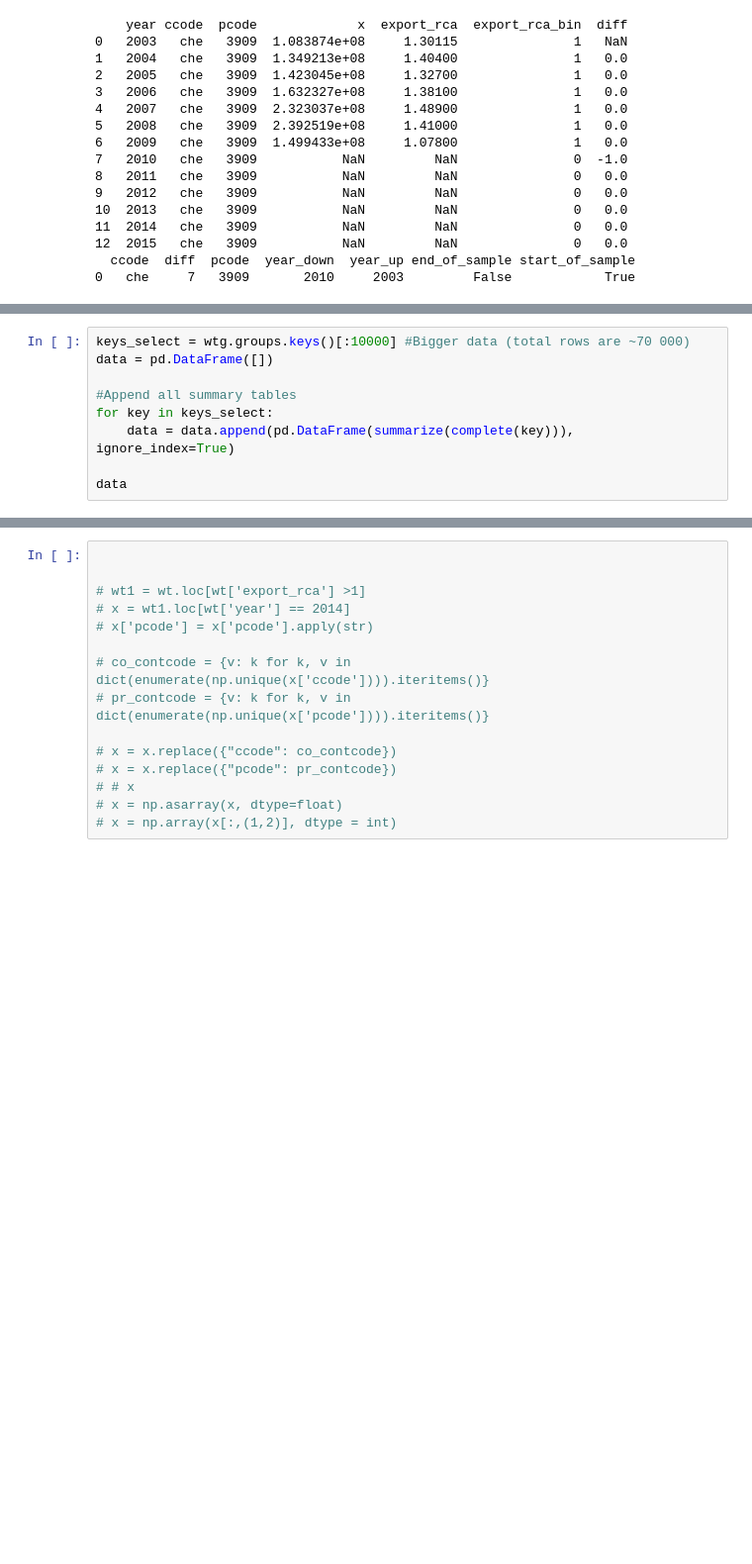
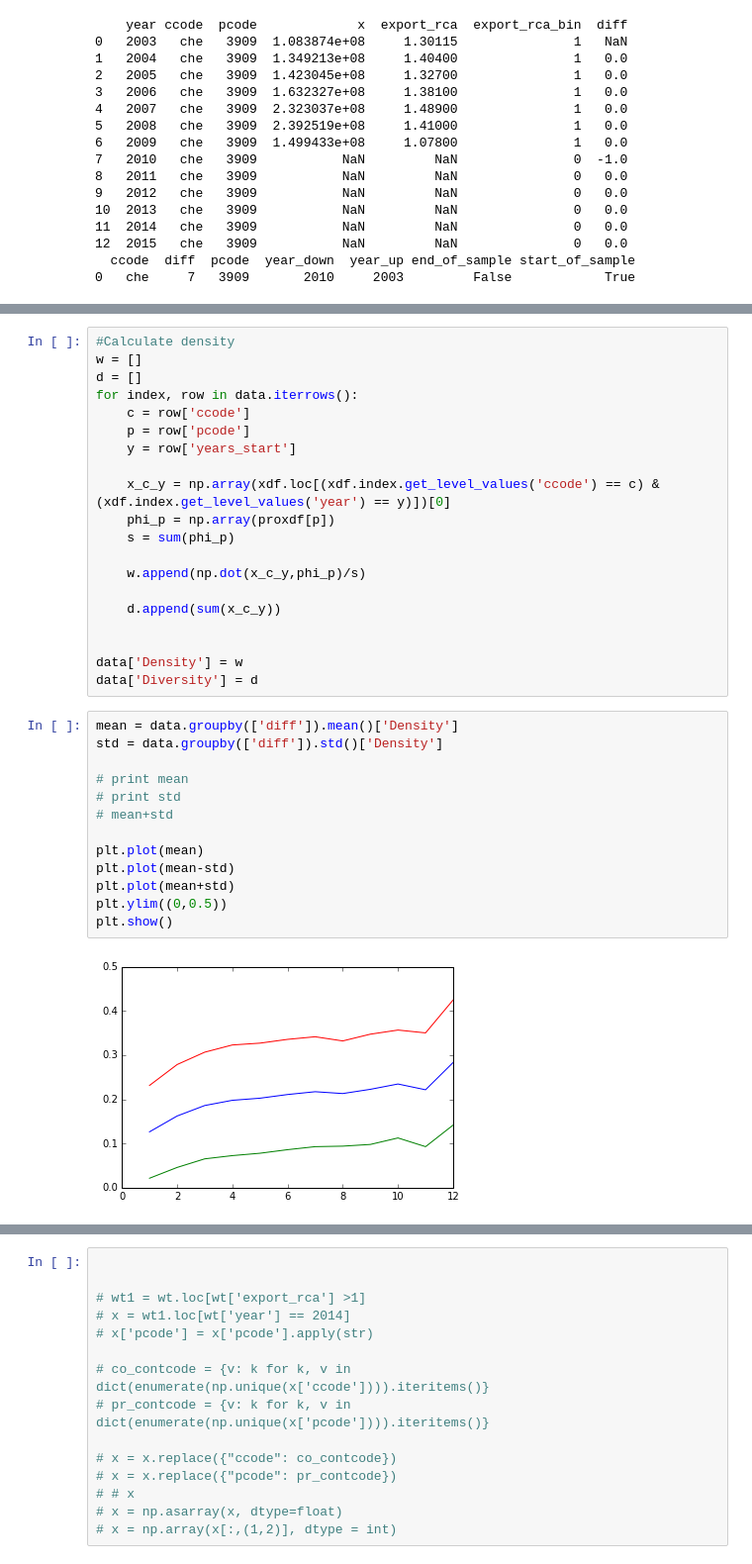
Before and after one commit to matuteiglesias/Complexity_explorations, a Jupyter notebook: Complexity.ipynb, the cells around one changed output, grey strips where cells are left out. Shown at 99% size. Drawn from its saved outputs; the diff is of its cells as text; blank space fills up the shorter version.

```diff
--- a/Complexity.ipynb
+++ b/Complexity.ipynb
@@ -153,9 +185,0 @@ data
-# %%
-keys_select = wtg.groups.keys()[:10000] #Bigger data (total rows are ~70 000)
-data = pd.DataFrame([])
-
-#Append all summary tables
-for key in keys_select:
-    data = data.append(pd.DataFrame(summarize(complete(key))), ignore_index=True)
-
-data
@@ -163,0 +241,35 @@ ValueError: cannot reindex from a duplicate axis
+# %%
+#Calculate density
+w = []
+d = []
+for index, row in data.iterrows():
+    c = row['ccode']
+    p = row['pcode']
+    y = row['years_start']
+
+    x_c_y = np.array(xdf.loc[(xdf.index.get_level_values('ccode') == c) & (xdf.index.get_level_values('year') == y)])[0]
+    phi_p = np.array(proxdf[p])
+    s = sum(phi_p)
+
+    w.append(np.dot(x_c_y,phi_p)/s)
+
+    d.append(sum(x_c_y))
+
+
+data['Density'] = w
+data['Diversity'] = d
+# %%
+mean = data.groupby(['diff']).mean()['Density']
+std = data.groupby(['diff']).std()['Density']
+
+# print mean
+# print std
+# mean+std
+
+plt.plot(mean)
+plt.plot(mean-std)
+plt.plot(mean+std)
+plt.ylim((0,0.5))
+plt.show()
+# %% [output]
+[figure, added]
```
Also changed, not shown: parts of 16 cells of this notebook, 3 other files.
